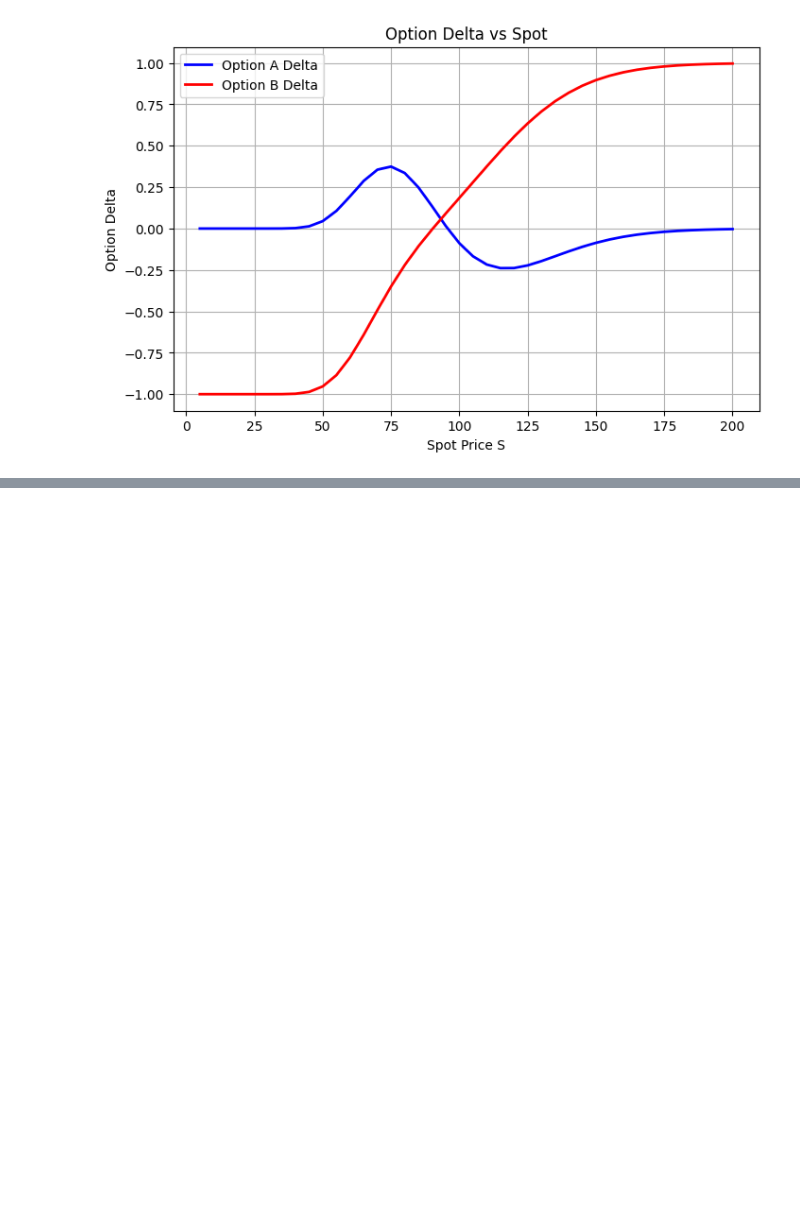
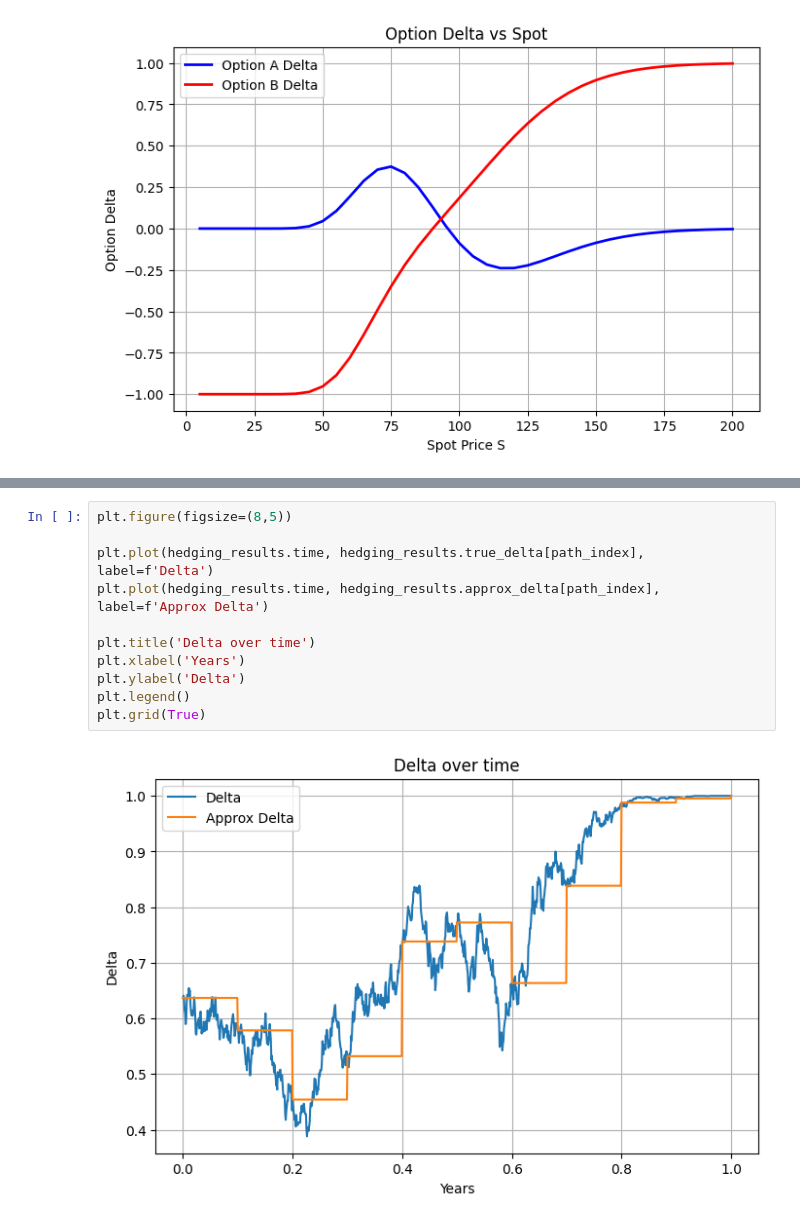
Before and after one commit to Richard1Dev/black-scholes-model-implementation, a Jupyter notebook: notebooks/results.ipynb, the cells around one changed output, grey strips where cells are left out. Saved outputs shown, nothing was run; the diff lists cells and outputs as text; blank space fills up the shorter version.

```diff
--- a/notebooks/results.ipynb
+++ b/notebooks/results.ipynb
@@ -111,0 +147,13 @@ plt.grid(True)
+# %%
+plt.figure(figsize=(8,5))
+
+plt.plot(hedging_results.time, hedging_results.true_delta[path_index], label=f'Delta')
+plt.plot(hedging_results.time, hedging_results.approx_delta[path_index], label=f'Approx Delta')
+
+plt.title('Delta over time')
+plt.xlabel('Years')
+plt.ylabel('Delta')
+plt.legend()
+plt.grid(True)
+# %% [output]
+[figure, added]
```
Also changed, not shown: parts of 15 cells of this notebook.
